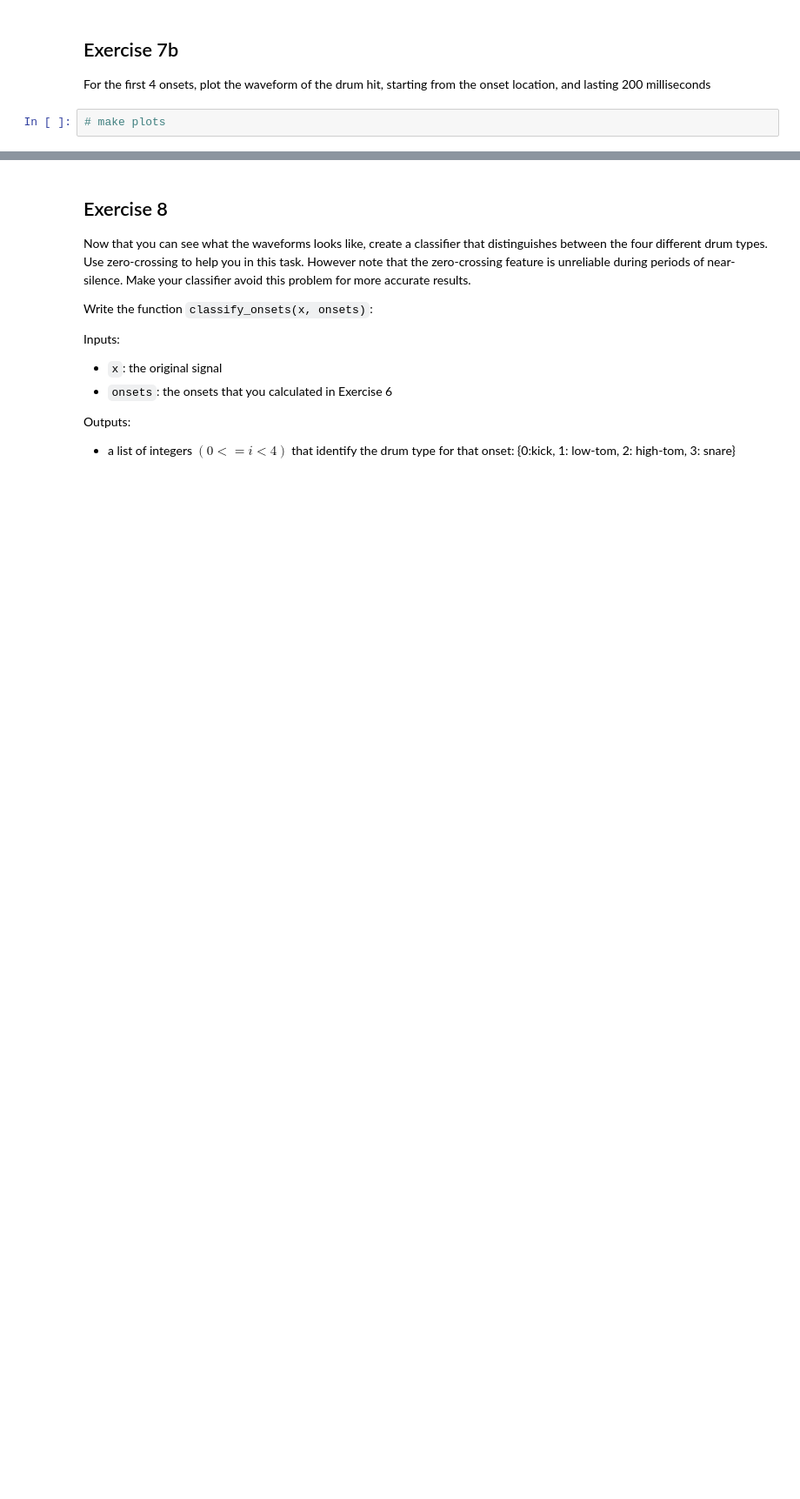
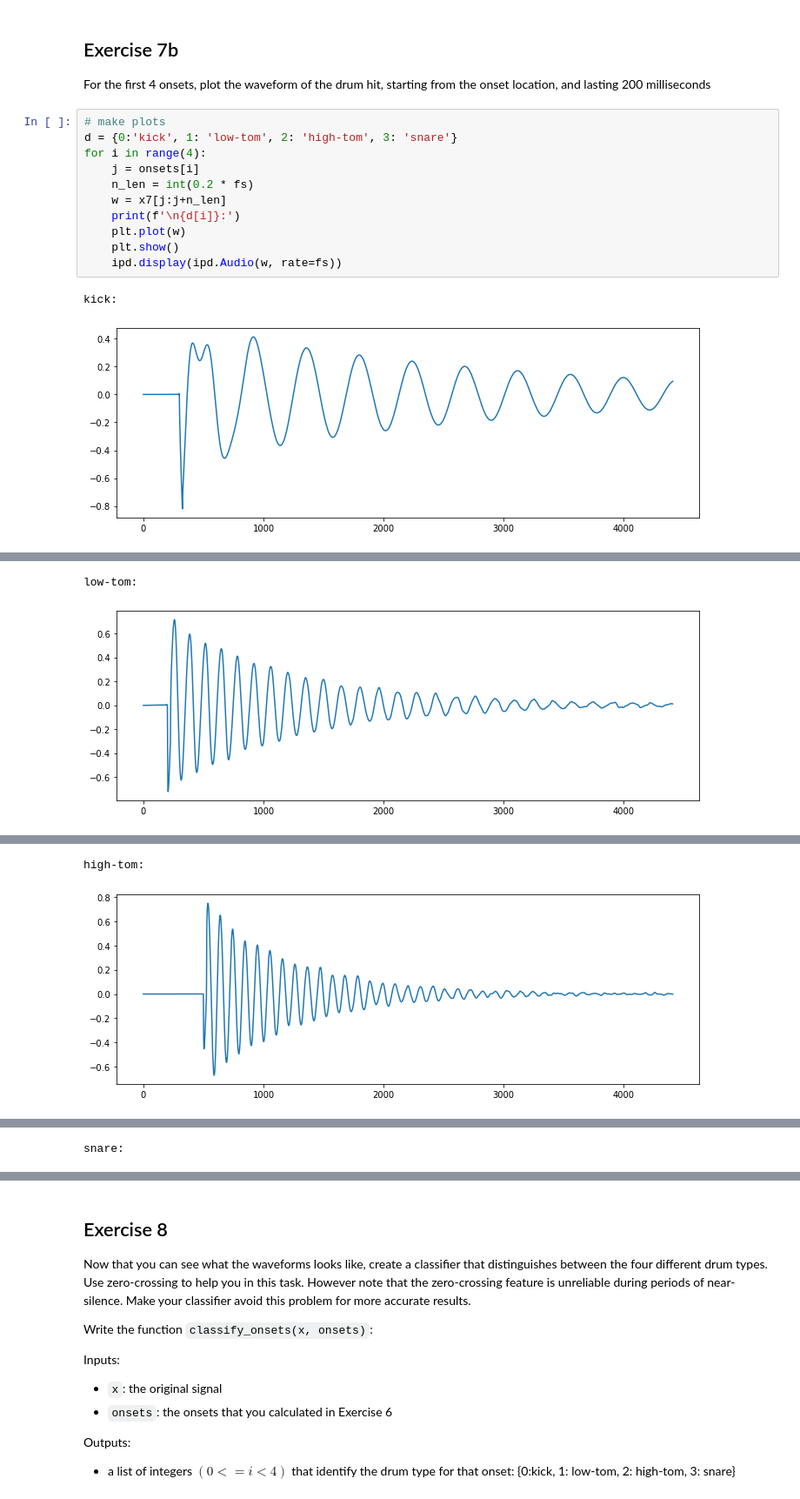
Before and after one commit to jmftrindade/digital_music_processing, a Jupyter notebook: 2_classifier/pset2.ipynb, the cells around one changed output, grey strips where cells are left out. Shown at 87% size. Cells and saved outputs as stored; diff of their text form; blank space fills up the shorter version.

```diff
--- a/2_classifier/pset2.ipynb
+++ b/2_classifier/pset2.ipynb
@@ -283,5 +290,17 @@ calc_onsets(x7)
 ## Exercise 7b
 
 For the first 4 onsets, plot the waveform of the drum hit, starting from the onset location, and lasting 200 milliseconds
-# %%
-# make plots
+# %%
+# make plots
+d = {0:'kick', 1: 'low-tom', 2: 'high-tom', 3: 'snare'}
+for i in range(4):
+    j = onsets[i]
+    n_len = int(0.2 * fs)
+    w = x7[j:j+n_len]
+    print(f'\n{d[i]}:')
+    plt.plot(w)
+    plt.show()
+    ipd.display(ipd.Audio(w, rate=fs))
+# %% [output]
+kick:
+[figure, added]
@@ -287,0 +308,2 @@ For the first 4 onsets, plot the waveform of the drum hit, starting from the ons
+low-tom:
+[figure, added]
@@ -287,0 +311,2 @@ For the first 4 onsets, plot the waveform of the drum hit, starting from the ons
+high-tom:
+[figure, added]
@@ -287,0 +314 @@ For the first 4 onsets, plot the waveform of the drum hit, starting from the ons
+snare:
```
Also changed, not shown: parts of 7 cells of this notebook, 1 other file.
